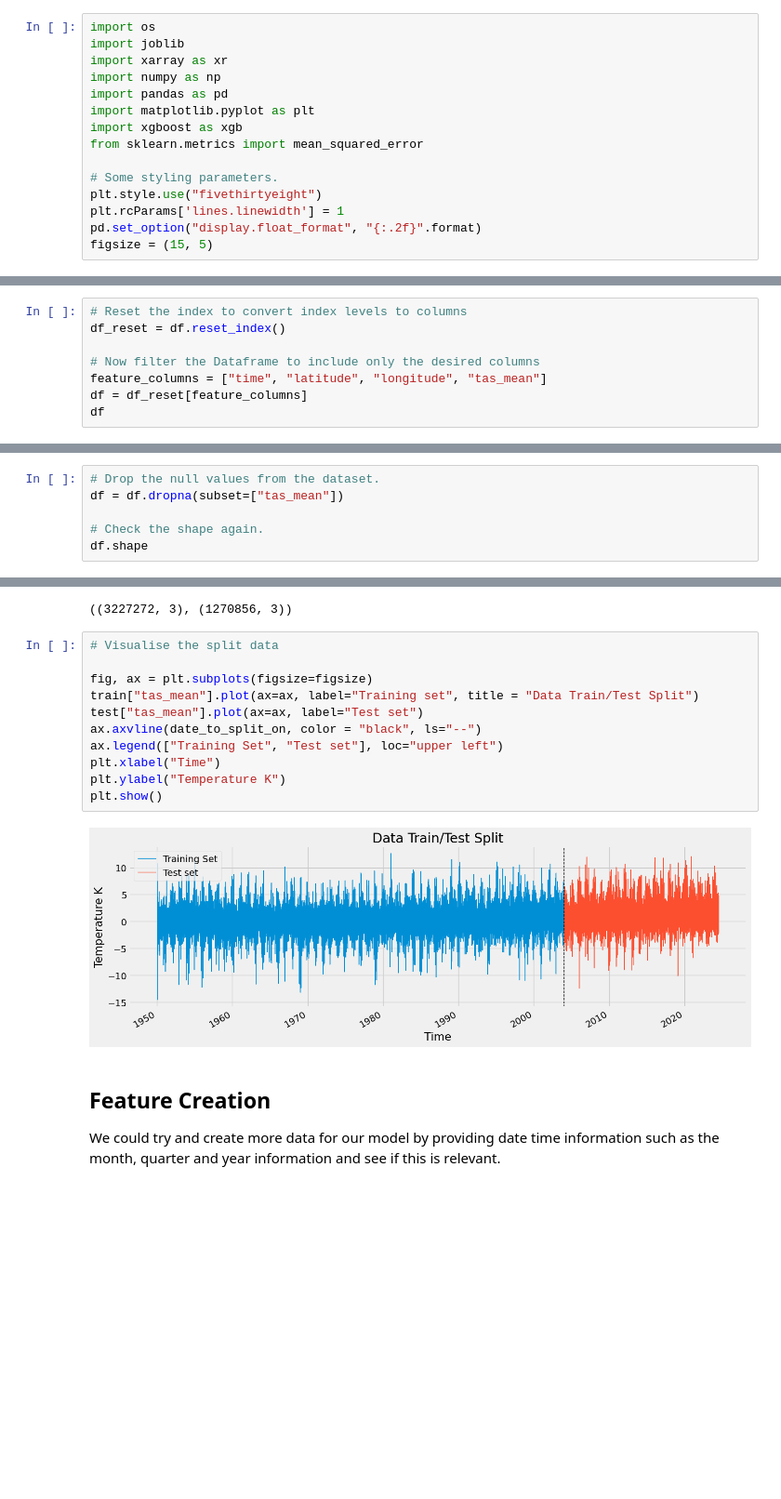
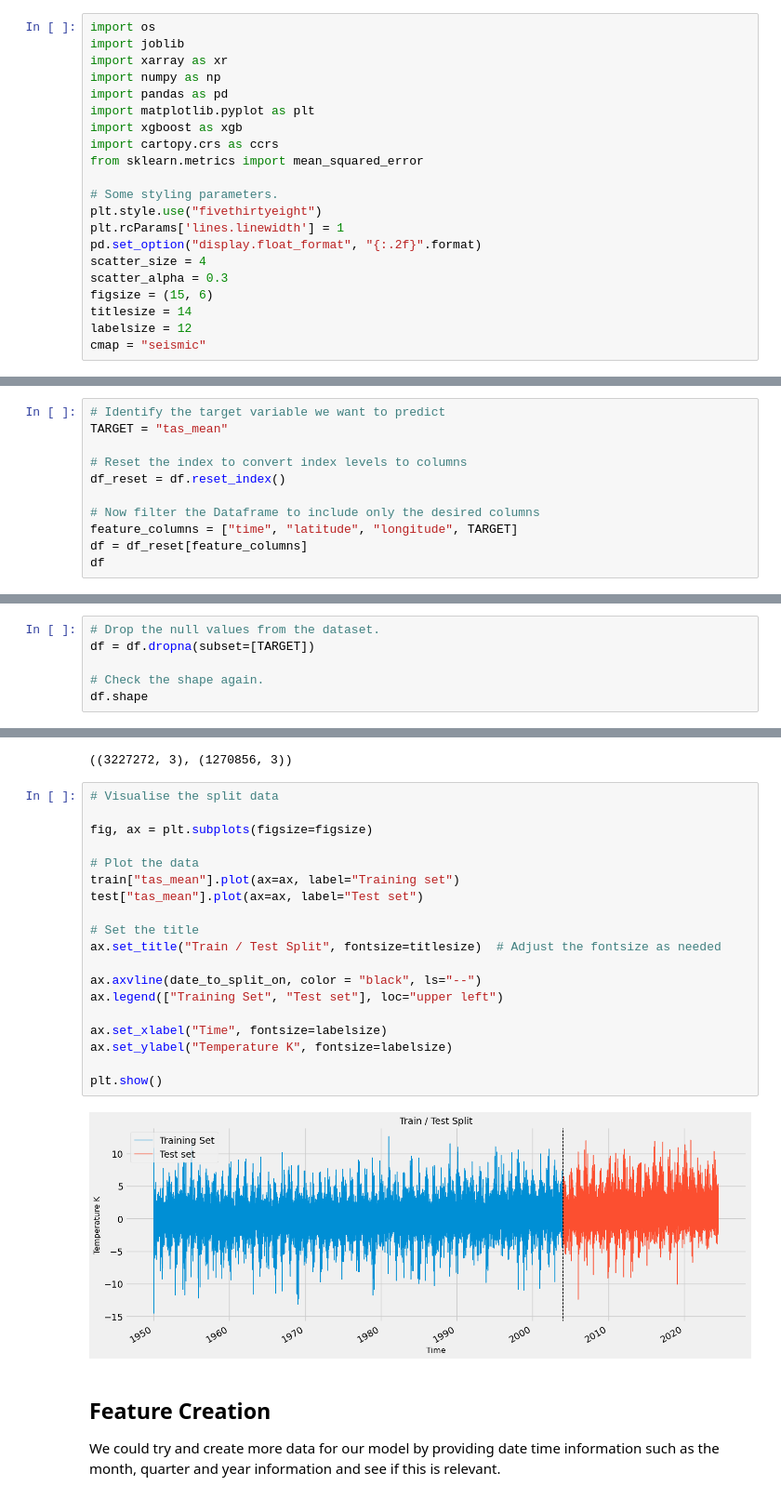
Before and after one commit to MetOffice/ai_data_readiness, a Jupyter notebook: examples/HadCRUT5-Anomalies/HadCRUT5_ML_demo_xgboost.ipynb, the cells around one changed output, grey strips where cells are left out. Shown at 93% size. Saved outputs shown, nothing was run; the diff lists cells and outputs as text; blank space fills up the shorter version.

```diff
--- a/examples/HadCRUT5-Anomalies/HadCRUT5_ML_demo_xgboost.ipynb
+++ b/examples/HadCRUT5-Anomalies/HadCRUT5_ML_demo_xgboost.ipynb
@@ -10,13 +10,19 @@ import numpy as np
 import pandas as pd
 import matplotlib.pyplot as plt
 import xgboost as xgb
+import cartopy.crs as ccrs
 from sklearn.metrics import mean_squared_error
 
 # Some styling parameters.
 plt.style.use("fivethirtyeight")
 plt.rcParams['lines.linewidth'] = 1
 pd.set_option("display.float_format", "{:.2f}".format)
-figsize = (15, 5)
+scatter_size = 4
+scatter_alpha = 0.3
+figsize = (15, 6)
+titlesize = 14
+labelsize = 12
+cmap = "seismic"
 # %% [markdown]
 ## Load Data
 
@@ -91,11 +97,14 @@ df
 # %% [markdown]
 As you can see above the DataFrame index is a matrix of dimensionality information, including time, latitude and longitude. Lets restructure out dataset.
 # %%
+# Identify the target variable we want to predict
+TARGET = "tas_mean"
+
 # Reset the index to convert index levels to columns
 df_reset = df.reset_index()
 
 # Now filter the Dataframe to include only the desired columns
-feature_columns = ["time", "latitude", "longitude", "tas_mean"]
+feature_columns = ["time", "latitude", "longitude", TARGET]
 df = df_reset[feature_columns]
 df
 # %% [output]
@@ -148,7 +163,7 @@ df.shape
 As we have a high number of values lets drop the null values.
 # %%
 # Drop the null values from the dataset.
-df = df.dropna(subset=["tas_mean"])
+df = df.dropna(subset=[TARGET])
 
 # Check the shape again.
 df.shape
@@ -237,16 +275,24 @@ train.shape, test.shape
 # %%
 # Visualise the split data
 
 fig, ax = plt.subplots(figsize=figsize)
-train["tas_mean"].plot(ax=ax, label="Training set", title = "Data Train/Test Split")
+
+# Plot the data
+train["tas_mean"].plot(ax=ax, label="Training set")
 test["tas_mean"].plot(ax=ax, label="Test set")
+
+# Set the title
+ax.set_title("Train / Test Split", fontsize=titlesize)  # Adjust the fontsize as needed
+
 ax.axvline(date_to_split_on, color = "black", ls="--")
 ax.legend(["Training Set", "Test set"], loc="upper left")
-plt.xlabel("Time")
-plt.ylabel("Temperature K")
+
+ax.set_xlabel("Time", fontsize=labelsize)
+ax.set_ylabel("Temperature K", fontsize=labelsize)
+
 plt.show()
 # %% [output]
-[figure, old version]
+[figure, new version]
 # %% [markdown]
 ## Feature Creation
 
```
Also changed, not shown: parts of 32 cells of this notebook.
